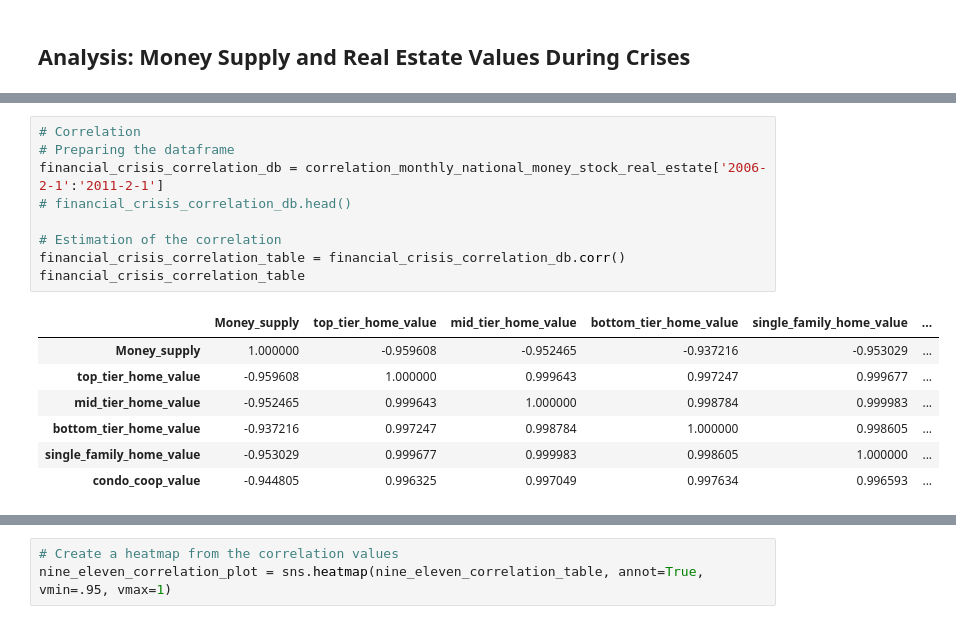
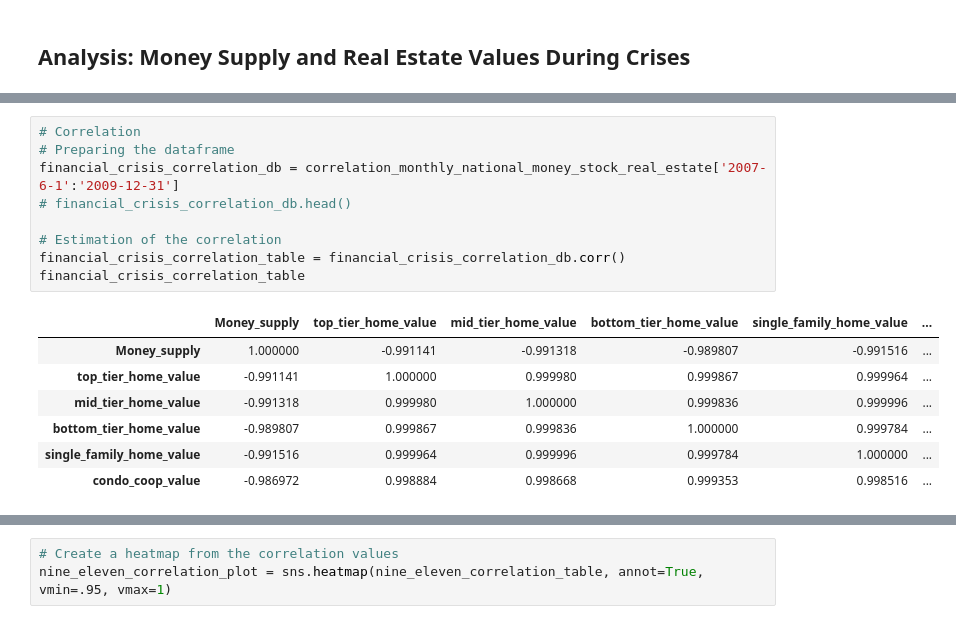
Before and after one commit to schm1263/Fintech_Project_1, a Jupyter notebook: FVaca_real_estate_moneysp.ipynb, the cells around one changed output, grey strips where cells are left out. Drawn from its saved outputs; the diff is of its cells as text.

```diff
--- a/FVaca_real_estate_moneysp.ipynb
+++ b/FVaca_real_estate_moneysp.ipynb
@@ -424,19 +553,19 @@ financial_crisis_plot
 # %%
 # Correlation
 # Preparing the dataframe
-financial_crisis_correlation_db = correlation_monthly_national_money_stock_real_estate['2006-2-1':'2011-2-1']
+financial_crisis_correlation_db = correlation_monthly_national_money_stock_real_estate['2007-6-1':'2009-12-31']
 # financial_crisis_correlation_db.head()
 
 # Estimation of the correlation
 financial_crisis_correlation_table = financial_crisis_correlation_db.corr()
 financial_crisis_correlation_table
 # %% [output]
 |  | Money_supply | top_tier_home_value | mid_tier_home_value | bottom_tier_home_value | single_family_home_value | ... |
-| Money_supply | 1.000000 | -0.959608 | -0.952465 | -0.937216 | -0.953029 | ... |
-| top_tier_home_value | -0.959608 | 1.000000 | 0.999643 | 0.997247 | 0.999677 | ... |
-| mid_tier_home_value | -0.952465 | 0.999643 | 1.000000 | 0.998784 | 0.999983 | ... |
-| bottom_tier_home_value | -0.937216 | 0.997247 | 0.998784 | 1.000000 | 0.998605 | ... |
-| single_family_home_value | -0.953029 | 0.999677 | 0.999983 | 0.998605 | 1.000000 | ... |
-| condo_coop_value | -0.944805 | 0.996325 | 0.997049 | 0.997634 | 0.996593 | ... |
+| Money_supply | 1.000000 | -0.991141 | -0.991318 | -0.989807 | -0.991516 | ... |
+| top_tier_home_value | -0.991141 | 1.000000 | 0.999980 | 0.999867 | 0.999964 | ... |
+| mid_tier_home_value | -0.991318 | 0.999980 | 1.000000 | 0.999836 | 0.999996 | ... |
+| bottom_tier_home_value | -0.989807 | 0.999867 | 0.999836 | 1.000000 | 0.999784 | ... |
+| single_family_home_value | -0.991516 | 0.999964 | 0.999996 | 0.999784 | 1.000000 | ... |
+| condo_coop_value | -0.986972 | 0.998884 | 0.998668 | 0.999353 | 0.998516 | ... |
 # %%
 # Create a heatmap from the correlation values
```
Also changed, not shown: parts of 49 cells of this notebook, 17 other files.
